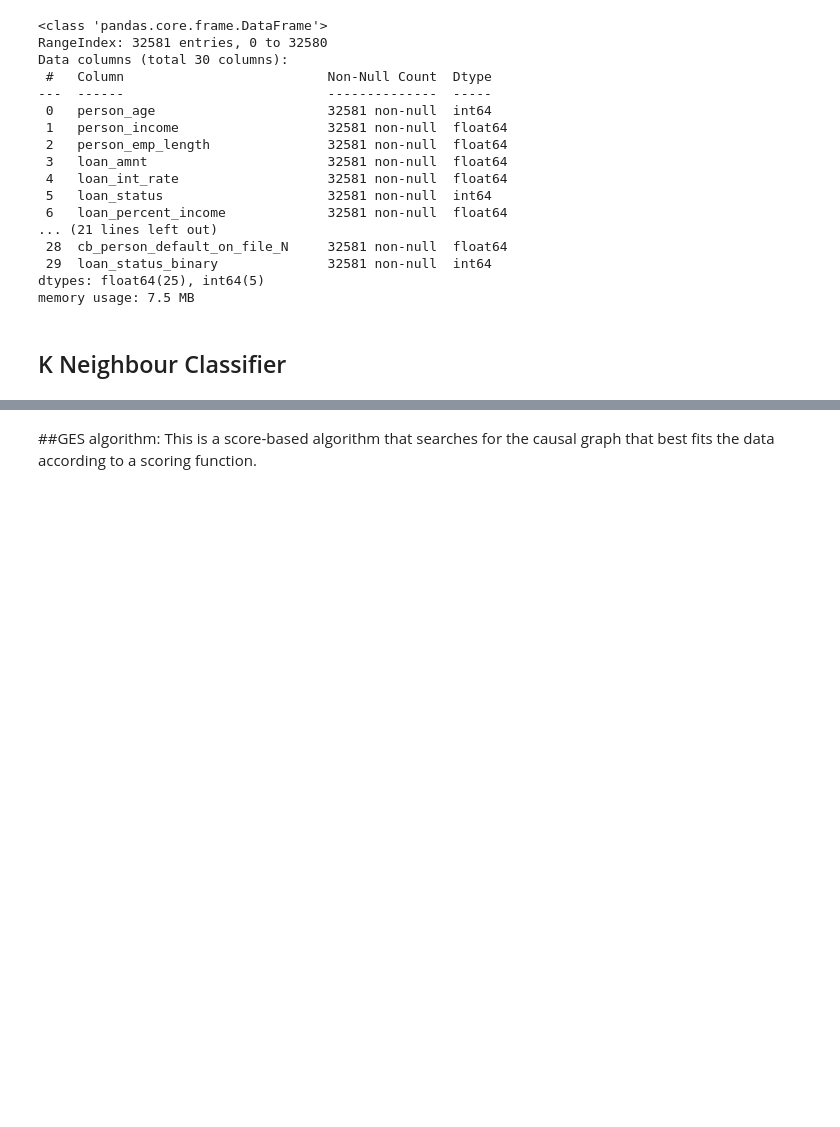
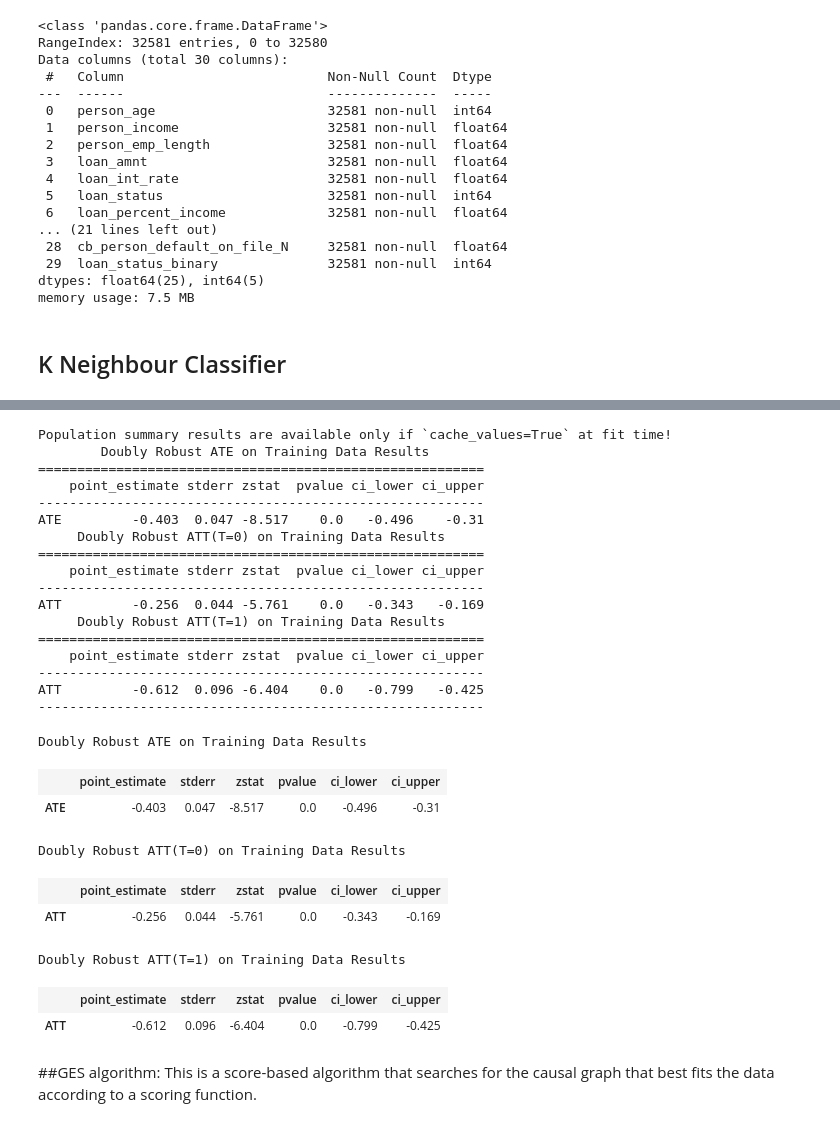
Before and after one commit to dzrich/PhD_Research_in_CausalML, a Jupyter notebook: CausalML.ipynb, the cells around one changed output, grey strips where cells are left out. Saved outputs shown, nothing was run; the diff lists cells and outputs as text; code cells hidden in the pictures; blank space fills up the shorter version.

```diff
--- a/CausalML.ipynb
+++ b/CausalML.ipynb
@@ -1147,3 +1227,40 @@ AttributeError: Cannot use a classifier as a first stage model when the target i
+# %%
+# Assuming 'est' is your fitted CausalForest object
+summary_output = causal_model.summary()
+
+# Print the summary to the console:
+print(summary_output)
+
+# OR, display the summary nicely within a Jupyter Notebook cell:
+from IPython.display import display
+display(summary_output)
+# %% [output]
+Population summary results are available only if `cache_values=True` at fit time!
+        Doubly Robust ATE on Training Data Results
+=========================================================
+    point_estimate stderr zstat  pvalue ci_lower ci_upper
+---------------------------------------------------------
+ATE         -0.403  0.047 -8.517    0.0   -0.496    -0.31
+     Doubly Robust ATT(T=0) on Training Data Results
+=========================================================
+    point_estimate stderr zstat  pvalue ci_lower ci_upper
+---------------------------------------------------------
+ATT         -0.256  0.044 -5.761    0.0   -0.343   -0.169
+     Doubly Robust ATT(T=1) on Training Data Results
+=========================================================
+    point_estimate stderr zstat  pvalue ci_lower ci_upper
+---------------------------------------------------------
+ATT         -0.612  0.096 -6.404    0.0   -0.799   -0.425
+---------------------------------------------------------
+Doubly Robust ATE on Training Data Results
+|  | point_estimate | stderr | zstat | pvalue | ci_lower | ci_upper |
+| ATE | -0.403 | 0.047 | -8.517 | 0.0 | -0.496 | -0.31 |
+Doubly Robust ATT(T=0) on Training Data Results
+|  | point_estimate | stderr | zstat | pvalue | ci_lower | ci_upper |
+| ATT | -0.256 | 0.044 | -5.761 | 0.0 | -0.343 | -0.169 |
+Doubly Robust ATT(T=1) on Training Data Results
+|  | point_estimate | stderr | zstat | pvalue | ci_lower | ci_upper |
+| ATT | -0.612 | 0.096 | -6.404 | 0.0 | -0.799 | -0.425 |
 # %% [markdown]
 ##GES algorithm:
 This is a score-based algorithm that searches for the causal graph that best fits the data according to a scoring function.
```
Also changed, not shown: parts of 9 cells of this notebook.
